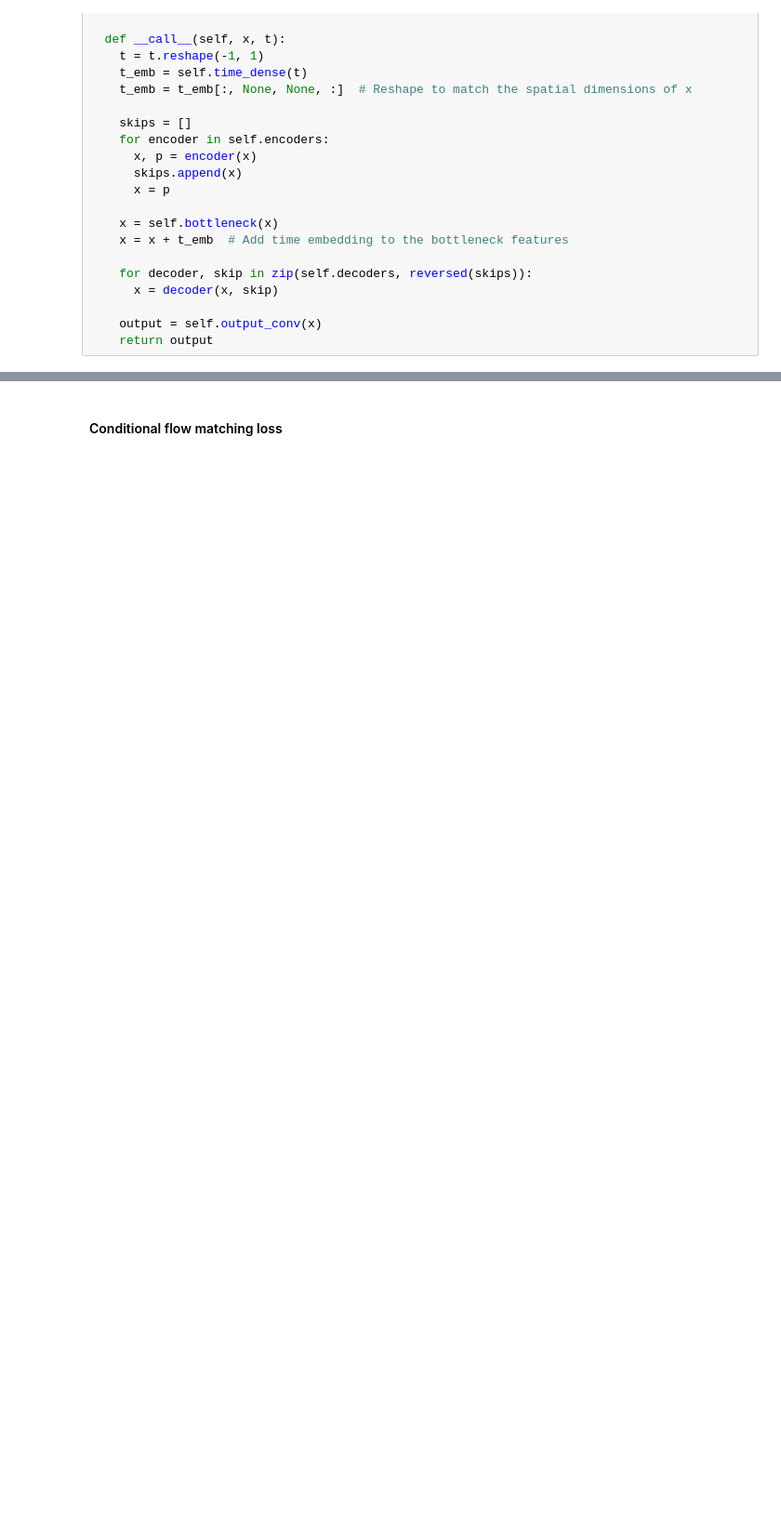
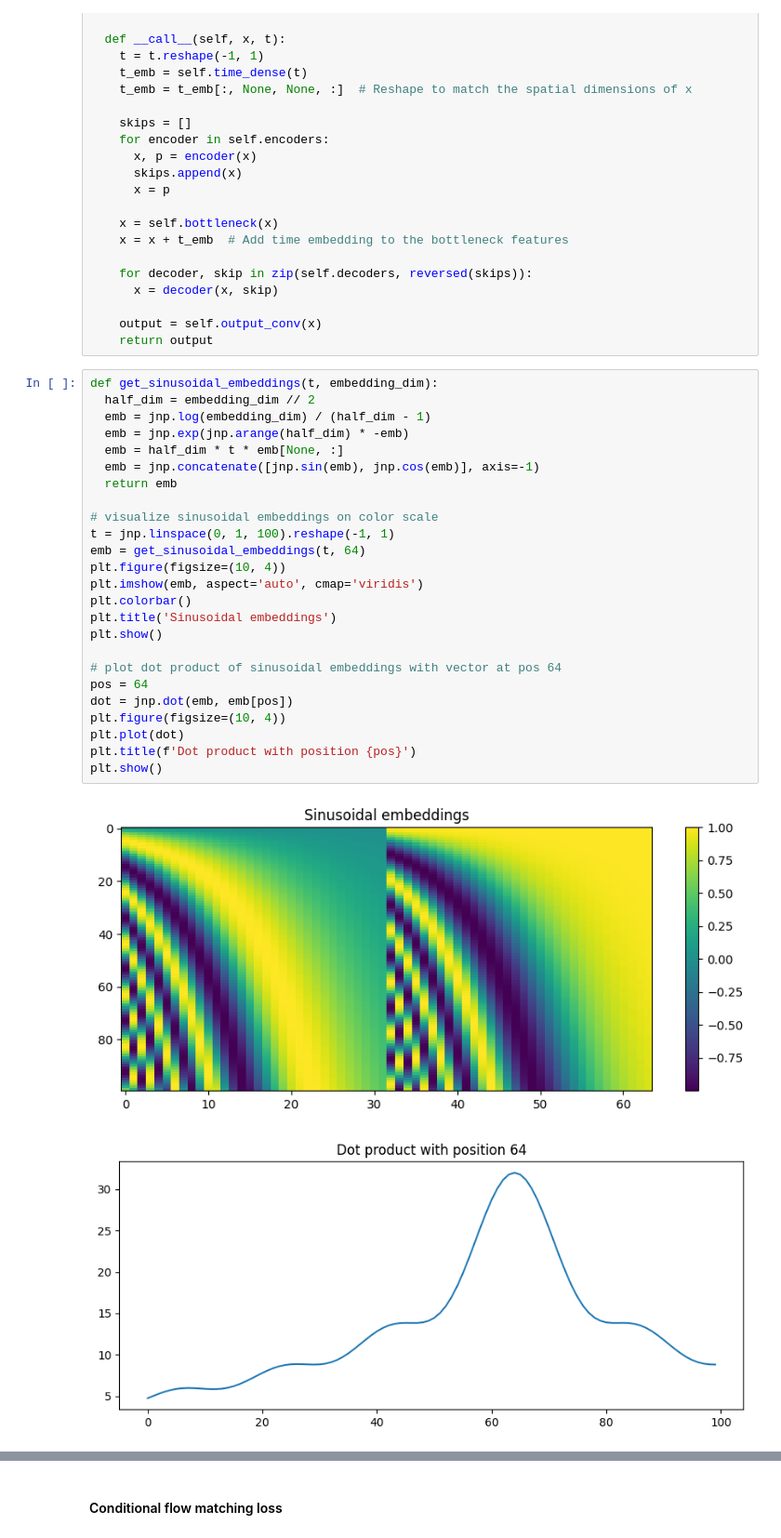
Before and after one commit to thelmn/quantfin_examples, a Jupyter notebook: flow-diffusion/training-flow-score-matching.ipynb, the cells around one changed output, grey strips where cells are left out. Shown at 93% size. Saved outputs shown, nothing was run; the diff lists cells and outputs as text; blank space fills up the shorter version.

```diff
--- a/flow-diffusion/training-flow-score-matching.ipynb
+++ b/flow-diffusion/training-flow-score-matching.ipynb
@@ -310,3 +315,31 @@ class UNetVF(UNet):
 
     output = self.output_conv(x)
     return output
+# %%
+def get_sinusoidal_embeddings(t, embedding_dim):
+  half_dim = embedding_dim // 2
+  emb = jnp.log(embedding_dim) / (half_dim - 1)
+  emb = jnp.exp(jnp.arange(half_dim) * -emb)
+  emb = half_dim * t * emb[None, :]
+  emb = jnp.concatenate([jnp.sin(emb), jnp.cos(emb)], axis=-1)
+  return emb
+
+# visualize sinusoidal embeddings on color scale
+t = jnp.linspace(0, 1, 100).reshape(-1, 1)
+emb = get_sinusoidal_embeddings(t, 64)
+plt.figure(figsize=(10, 4))
+plt.imshow(emb, aspect='auto', cmap='viridis')
+plt.colorbar()
+plt.title('Sinusoidal embeddings')
+plt.show()
+
+# plot dot product of sinusoidal embeddings with vector at pos 64
+pos = 64
+dot = jnp.dot(emb, emb[pos])
+plt.figure(figsize=(10, 4))
+plt.plot(dot)
+plt.title(f'Dot product with position {pos}')
+plt.show()
+# %% [output]
+[figure, added]
+[figure, added]
```
Also changed, not shown: parts of 11 cells of this notebook.
